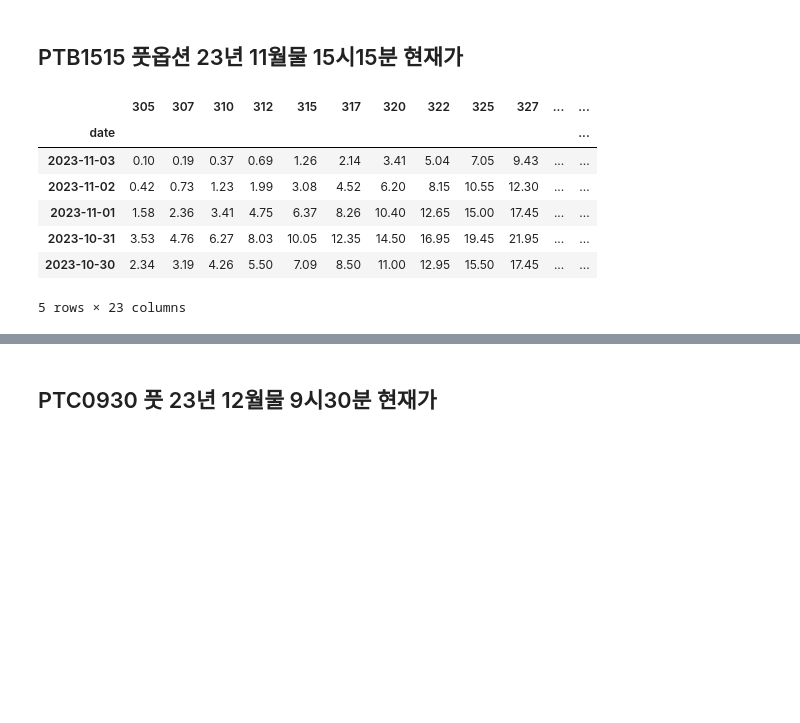
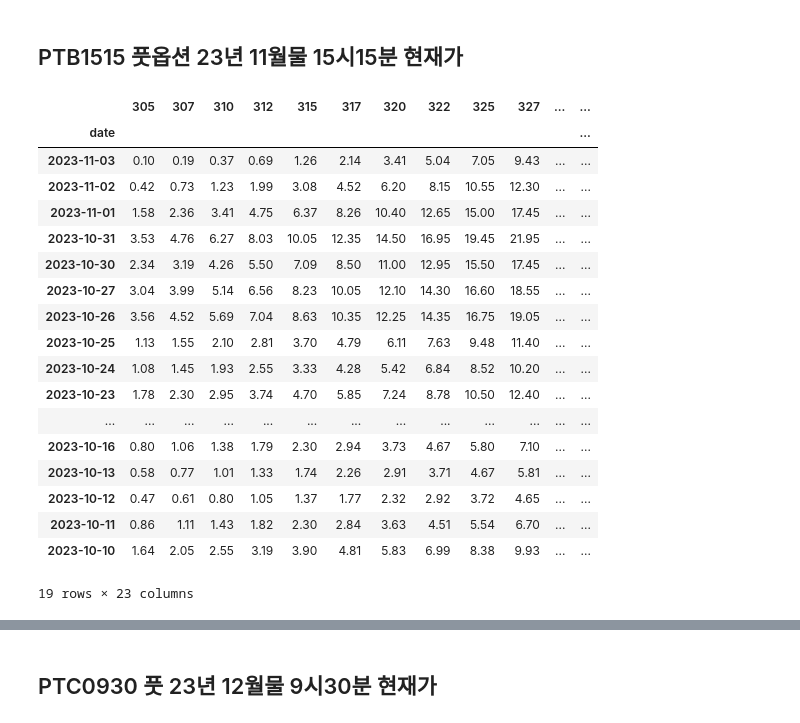
Before and after one commit to jyoooonh/Project1_sample, a Jupyter notebook: option_set.ipynb, the cells around one changed output, grey strips where cells are left out. Drawn from its saved outputs; the diff is of its cells as text; code cells hidden in the pictures; blank space fills up the shorter version.

```diff
--- a/option_set.ipynb
+++ b/option_set.ipynb
@@ -371,41 +294,47 @@ PTB0930.head(11)
 # %% [markdown]
 ## PTB1515 풋옵션 23년 11월물 15시15분 현재가
 # %%
-PTB1515 = pd.DataFrame() # 합칠 CSV 파일들을 저장할 빈 DataFrame 생성
-root_directory = './option_price/301TB305_352.5/' # 시작 디렉토리 설정
-
-# root_directory와 그 하위 모든 디렉토리에서 CSV 파일을 찾아 합침
+root_directory = './option_price/301TB305_352.5/'
+PTB1515 = pd.DataFrame()
 for root, dirs, files in os.walk(root_directory):
     for file in files:
-        if file.endswith(".csv"):
-            file_path = os.path.join(root, file)
-            # CSV 파일을 DataFrame으로 읽어들임
-            data = pd.read_csv(file_path)
-            data['현재가'] = data['현재가'].abs()
-            csv_file_name = os.path.basename(file_path)
-            if csv_file_name.startswith('201'): # 201로 시작하면 끝에 C를 붙인다.
-                csv_file_name = csv_file_name.split('.')[0].split('TB')[1]
-            elif csv_file_name.startswith('301'): # 301로 시작하면 끝에 P를 붙인다.
-                csv_file_name = csv_file_name.split('.')[0].split('TB')[1]
-            data['체결시간'] = pd.to_datetime(data['체결시간'], format="%Y%m%d%H%M%S")
-            data = data[['체결시간', '현재가']].rename(columns={'현재가': csv_file_name, '체결시간': 'date'})
-            # 읽어들인 데이터를 기존 데이터프레임과 결합
-            if PTB1515.empty:
-                PTB1515 = data
-            else:
-                PTB1515 = pd.merge(PTB1515, data, on='date', how='outer') # date기준으로 병합
-PTB1515[1:].bfill(inplace=True)
-PTB1515 = PTB1515[PTB1515['date'].dt.time == pd.to_datetime('15:15:00').time()] # 15시15분 데이터만 추출
-PTB1515['date'] = PTB1515['date'].dt.strftime("%Y-%m-%d") # 'date' 열의 datetime 값을 "YYYY-MM-DD" 형식으로 변경
+        file_path = os.path.join(root, file)
+        # data = pd.read_csv(file_path)
+        csv_file_name = os.path.basename(file_path)
+        data = pd.read_csv(file_path)
+        data['현재가'] = data['현재가'].abs()
+        csv_file_name = csv_file_name.split('.')[0].split('TB')[1]
+        data['체결시간'] = pd.to_datetime(data['체결시간'], format="%Y%m%d%H%M%S")
+        data = data[['체결시간', '현재가']]
+        data.rename(columns={'현재가': csv_file_name, '체결시간': 'date'}, inplace=True)
+        if PTB1515.empty:
+            PTB1515 = data
+        else:
+            PTB1515 = pd.merge(PTB1515, data, on='date', how='outer')
+PTB1515.sort_values(by='date', ascending=False, inplace=True)
+PTB1515.fillna(method='bfill', inplace=True)
+PTB1515 = PTB1515[PTB1515['date'].dt.time == pd.to_datetime('15:15:00').time()] # 09시30분 데이터만 추출
+PTB1515['date'] = PTB1515['date'].dt.strftime("%Y-%m-%d")
 PTB1515.set_index('date', inplace=True)
 # %%
-PTB1515.head()
+PTB1515.head(19)
 # %% [output]
 |  | 305 | 307 | 310 | 312 | 315 | 317 | 320 | 322 | 325 | 327 | ... | ... |
 | date |  |  |  |  |  |  |  |  |  |  |  | ... |
 | 2023-11-03 | 0.10 | 0.19 | 0.37 | 0.69 | 1.26 | 2.14 | 3.41 | 5.04 | 7.05 | 9.43 | ... | ... |
 | 2023-11-02 | 0.42 | 0.73 | 1.23 | 1.99 | 3.08 | 4.52 | 6.20 | 8.15 | 10.55 | 12.30 | ... | ... |
 | 2023-11-01 | 1.58 | 2.36 | 3.41 | 4.75 | 6.37 | 8.26 | 10.40 | 12.65 | 15.00 | 17.45 | ... | ... |
 | 2023-10-31 | 3.53 | 4.76 | 6.27 | 8.03 | 10.05 | 12.35 | 14.50 | 16.95 | 19.45 | 21.95 | ... | ... |
 | 2023-10-30 | 2.34 | 3.19 | 4.26 | 5.50 | 7.09 | 8.50 | 11.00 | 12.95 | 15.50 | 17.45 | ... | ... |
+| 2023-10-27 | 3.04 | 3.99 | 5.14 | 6.56 | 8.23 | 10.05 | 12.10 | 14.30 | 16.60 | 18.55 | ... | ... |
+| 2023-10-26 | 3.56 | 4.52 | 5.69 | 7.04 | 8.63 | 10.35 | 12.25 | 14.35 | 16.75 | 19.05 | ... | ... |
+| 2023-10-25 | 1.13 | 1.55 | 2.10 | 2.81 | 3.70 | 4.79 | 6.11 | 7.63 | 9.48 | 11.40 | ... | ... |
+| 2023-10-24 | 1.08 | 1.45 | 1.93 | 2.55 | 3.33 | 4.28 | 5.42 | 6.84 | 8.52 | 10.20 | ... | ... |
+| 2023-10-23 | 1.78 | 2.30 | 2.95 | 3.74 | 4.70 | 5.85 | 7.24 | 8.78 | 10.50 | 12.40 | ... | ... |
+| ... | ... | ... | ... | ... | ... | ... | ... | ... | ... | ... | ... | ... |
+| 2023-10-16 | 0.80 | 1.06 | 1.38 | 1.79 | 2.30 | 2.94 | 3.73 | 4.67 | 5.80 | 7.10 | ... | ... |
+| 2023-10-13 | 0.58 | 0.77 | 1.01 | 1.33 | 1.74 | 2.26 | 2.91 | 3.71 | 4.67 | 5.81 | ... | ... |
+| 2023-10-12 | 0.47 | 0.61 | 0.80 | 1.05 | 1.37 | 1.77 | 2.32 | 2.92 | 3.72 | 4.65 | ... | ... |
+| 2023-10-11 | 0.86 | 1.11 | 1.43 | 1.82 | 2.30 | 2.84 | 3.63 | 4.51 | 5.54 | 6.70 | ... | ... |
+| 2023-10-10 | 1.64 | 2.05 | 2.55 | 3.19 | 3.90 | 4.81 | 5.83 | 6.99 | 8.38 | 9.93 | ... | ... |
-5 rows × 23 columns
+19 rows × 23 columns
```
Also changed, not shown: parts of 49 cells of this notebook, 1 other file.
